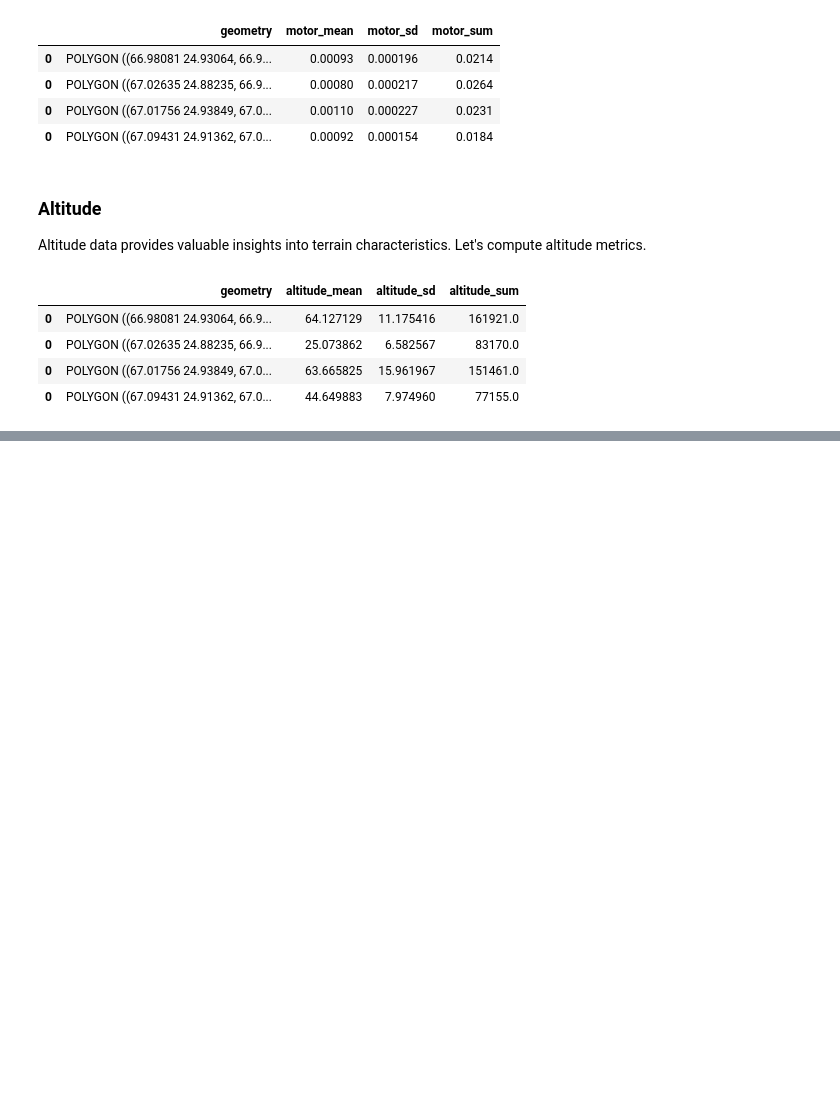
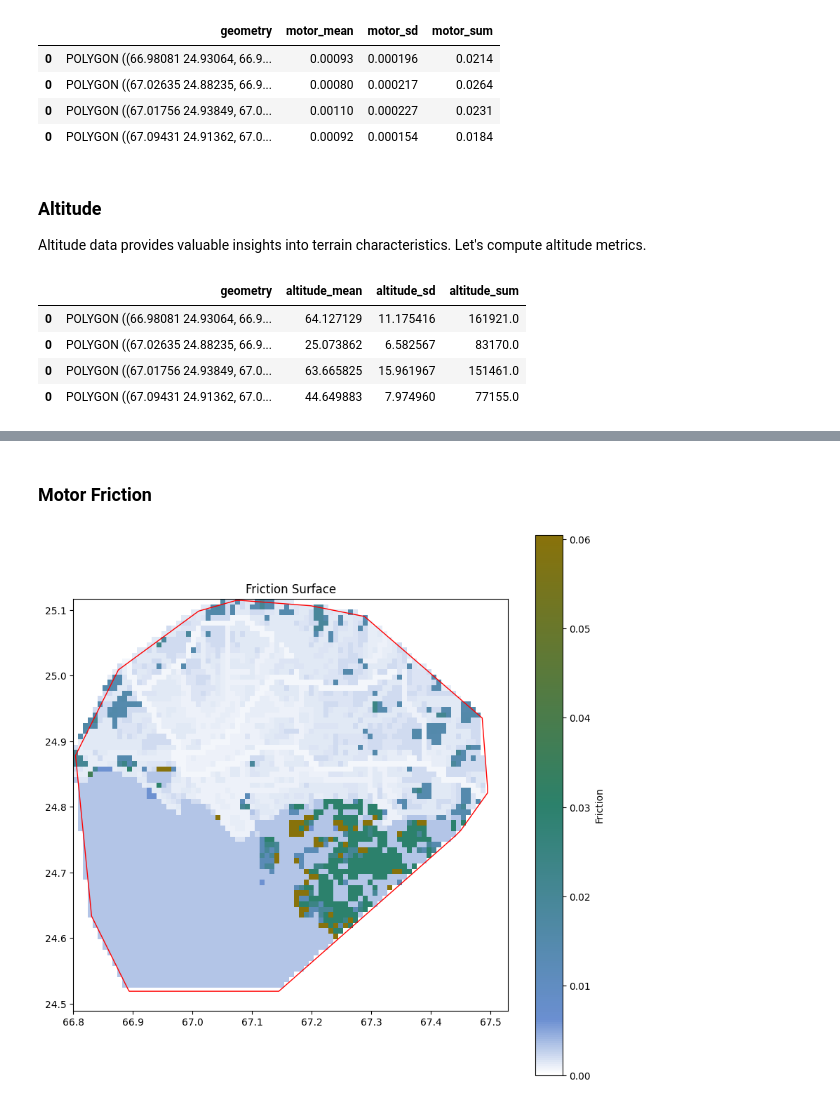
Before and after one commit to TJhon/python-raster-crop, a Jupyter notebook: tutorials/reference.ipynb, the cells around one changed output, grey strips where cells are left out. Saved outputs shown, nothing was run; the diff lists cells and outputs as text; code cells hidden in the pictures; blank space fills up the shorter version.

```diff
--- a/tutorials/reference.ipynb
+++ b/tutorials/reference.ipynb
@@ -533,0 +671,14 @@ These functions allow for efficient computation of various metrics, providing va
+# %% [markdown]
+### Motor Friction
+# %%
+gen_plot(
+    tiff_sample="../data/5_friction_surface/2020_motorized_friction_surface.geotiff",
+    out_raster="../sample_data/out_raster/motor.tif",
+    title_raster="Friction Surface",
+    t_label="Friction",
+    map_color_hex=("#6B8FD1", "#2C816B", "#89720A"),
+    none_data=0,
+    shp_sample="../sample_data/geometries.shp",
+)
+# %% [output]
+[figure, added]
```
Also changed, not shown: parts of 12 cells of this notebook, 7 other files.
